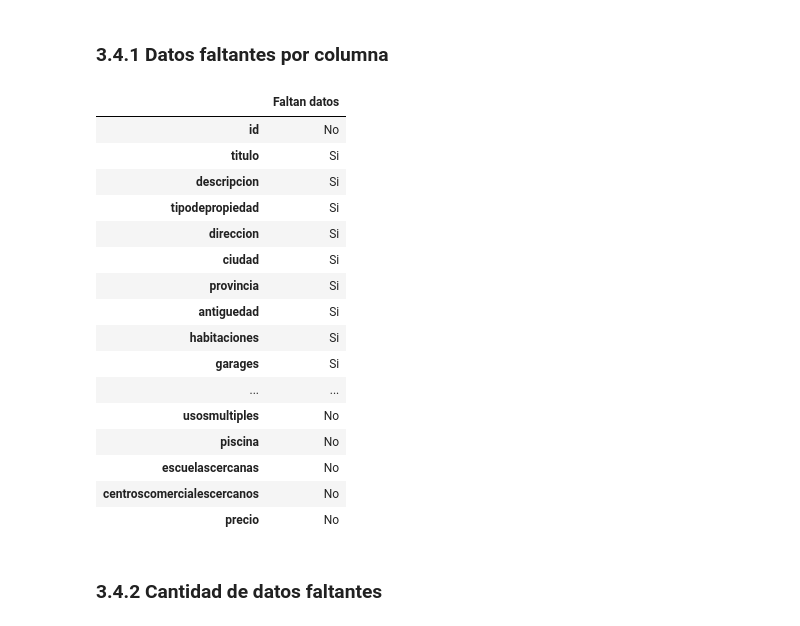
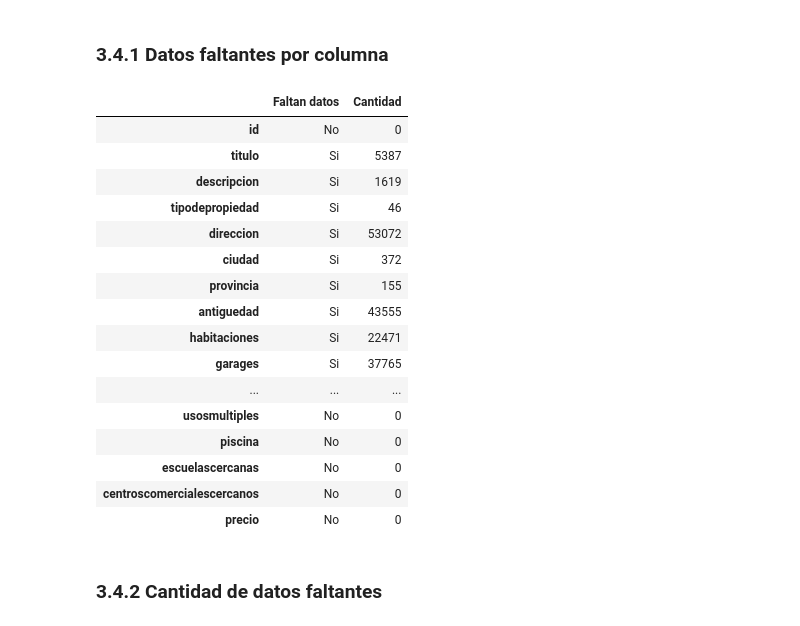
Before and after one commit to tomasSabao/TP1-OrganizacionDeDatos, a Jupyter notebook: TP1.ipynb, the cells around one changed output. Drawn from its saved outputs; the diff is of its cells as text; code cells hidden in the pictures.

```diff
--- a/TP1.ipynb
+++ b/TP1.ipynb
@@ -89,33 +89,40 @@ No todo registro del Dataframe posee información en todos sus campos. Nos inter
 # %%
 serie_nulos=df.isnull().any()
 lista_nulos=list(df.columns)
 df_muestra_de_info=pd.DataFrame(index=lista_nulos)
 lista_aux=[]
 for indice in range(0,len(lista_nulos)):
         if serie_nulos.iloc[indice]== True:
             lista_aux.append("Si")
         else:
             lista_aux.append("No")
 df_muestra_de_info['Faltan datos']=lista_aux
+
+cantidad_de_nans=[]
+
+for campo in lista_nulos:
+    cantidad_de_nans.append(len(obtener_filas_con_Nan(df,campo)))
+
+df_muestra_de_info['Cantidad']=cantidad_de_nans
 df_muestra_de_info.head(23)
 # %% [output]
-|  | Faltan datos |
-| id | No |
-| titulo | Si |
-| descripcion | Si |
-| tipodepropiedad | Si |
-| direccion | Si |
-| ciudad | Si |
-| provincia | Si |
-| antiguedad | Si |
-| habitaciones | Si |
-| garages | Si |
-| ... | ... |
-| usosmultiples | No |
-| piscina | No |
-| escuelascercanas | No |
-| centroscomercialescercanos | No |
-| precio | No |
+|  | Faltan datos | Cantidad |
+| id | No | 0 |
+| titulo | Si | 5387 |
+| descripcion | Si | 1619 |
+| tipodepropiedad | Si | 46 |
+| direccion | Si | 53072 |
+| ciudad | Si | 372 |
+| provincia | Si | 155 |
+| antiguedad | Si | 43555 |
+| habitaciones | Si | 22471 |
+| garages | Si | 37765 |
+| ... | ... | ... |
+| usosmultiples | No | 0 |
+| piscina | No | 0 |
+| escuelascercanas | No | 0 |
+| centroscomercialescercanos | No | 0 |
+| precio | No | 0 |
 # %% [markdown]
 ### 3.4.2 Cantidad de datos faltantes
 # %%
```
Also changed, not shown: parts of 2 cells of this notebook.
